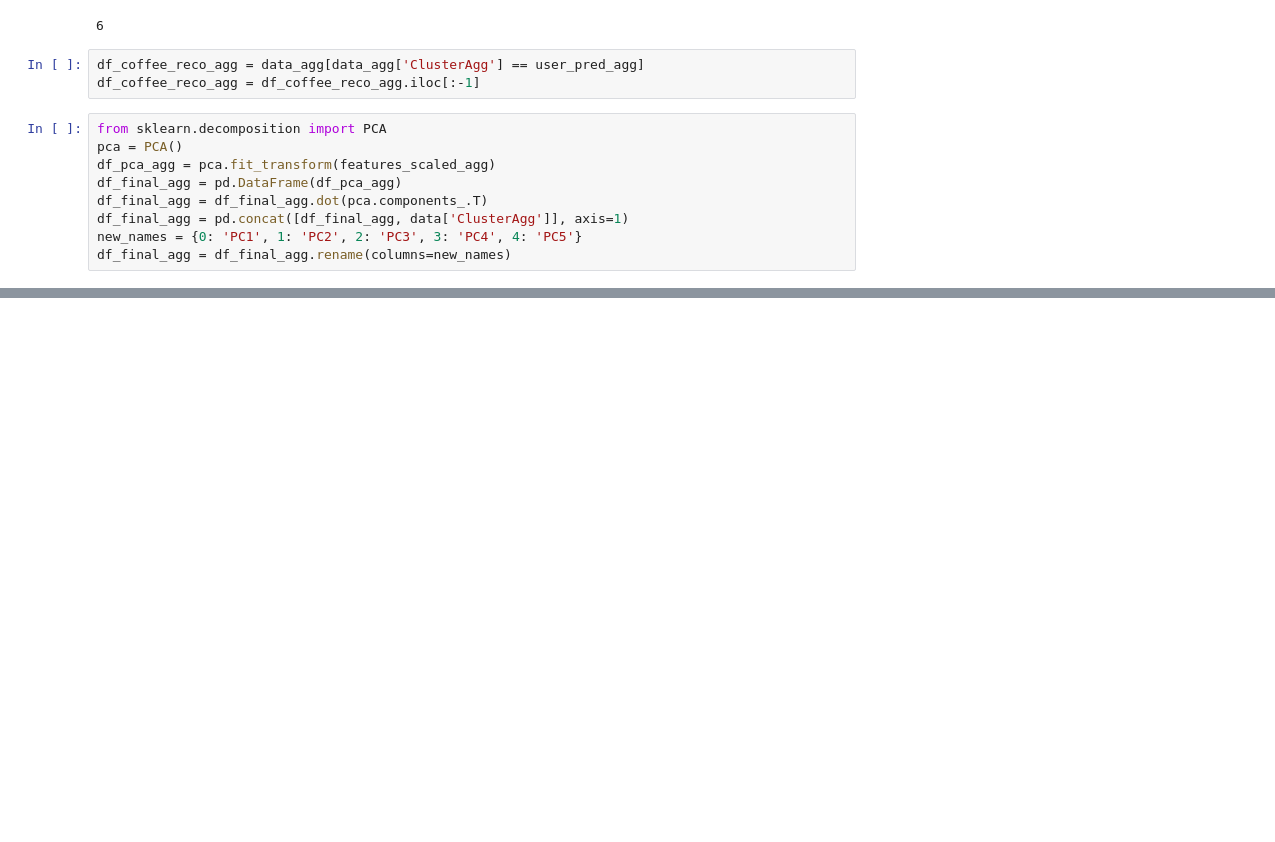
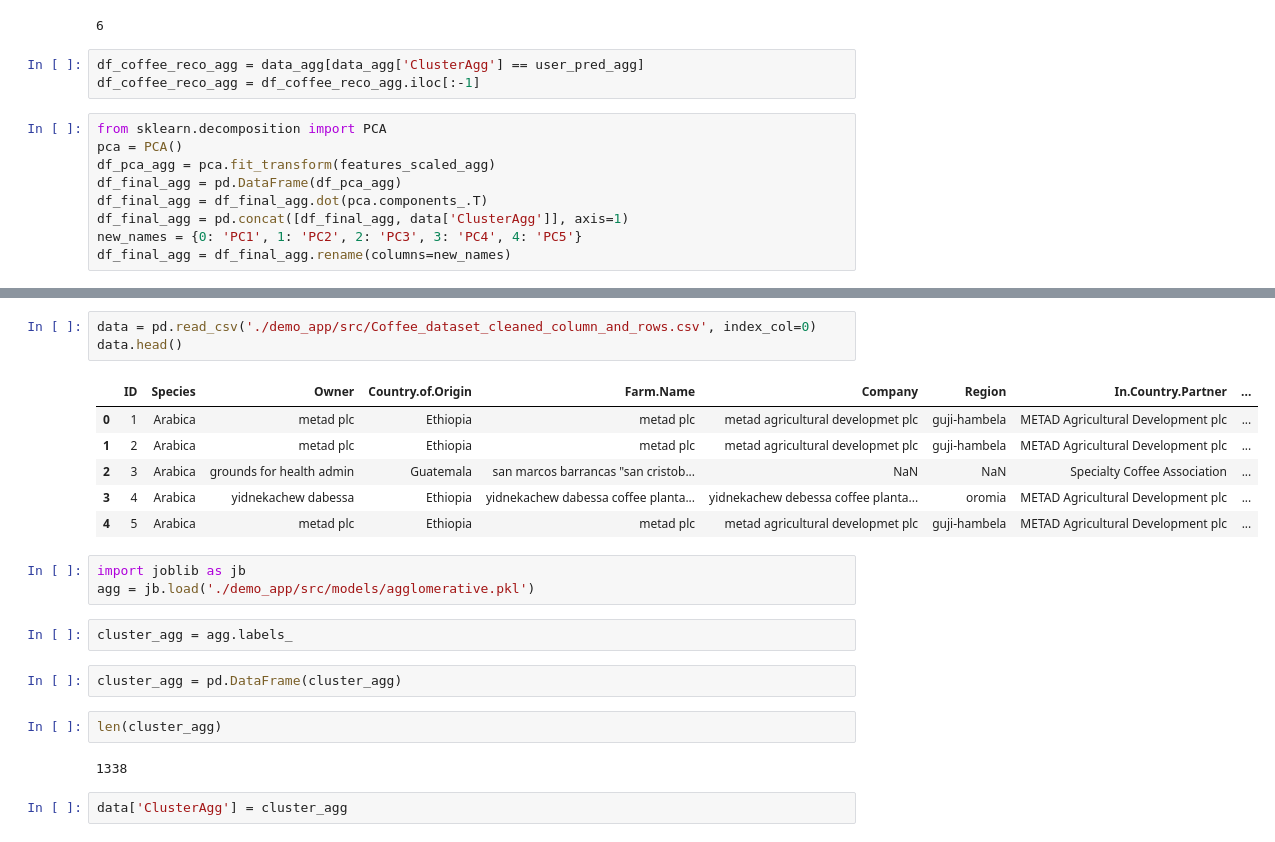
Before and after one commit to RomainPtre/Beander, a Jupyter notebook: coffee_project_cleaning_EDA_Romain-Pietro.ipynb, the cells around one changed output, grey strips where cells are left out. Saved outputs shown, nothing was run; the diff lists cells and outputs as text; blank space fills up the shorter version.

```diff
--- a/coffee_project_cleaning_EDA_Romain-Pietro.ipynb
+++ b/coffee_project_cleaning_EDA_Romain-Pietro.ipynb
@@ -352,0 +355,23 @@ px.scatter_3d(df_final_agg, x='PC1', y='PC2', z='PC3', color='ClusterAgg')
+# %%
+data = pd.read_csv('./demo_app/src/Coffee_dataset_cleaned_column_and_rows.csv', index_col=0)
+data.head()
+# %% [output]
+|  | ID | Species | Owner | Country.of.Origin | Farm.Name | Company | Region | In.Country.Partner | ... |
+| 0 | 1 | Arabica | metad plc | Ethiopia | metad plc | metad agricultural developmet plc | guji-hambela | METAD Agricultural Development plc | ... |
+| 1 | 2 | Arabica | metad plc | Ethiopia | metad plc | metad agricultural developmet plc | guji-hambela | METAD Agricultural Development plc | ... |
+| 2 | 3 | Arabica | grounds for health admin | Guatemala | san marcos barrancas "san cristob... | NaN | NaN | Specialty Coffee Association | ... |
+| 3 | 4 | Arabica | yidnekachew dabessa | Ethiopia | yidnekachew dabessa coffee planta... | yidnekachew debessa coffee planta... | oromia | METAD Agricultural Development plc | ... |
+| 4 | 5 | Arabica | metad plc | Ethiopia | metad plc | metad agricultural developmet plc | guji-hambela | METAD Agricultural Development plc | ... |
+# %%
+import joblib as jb
+agg = jb.load('./demo_app/src/models/agglomerative.pkl')
+# %%
+cluster_agg = agg.labels_
+# %%
+cluster_agg = pd.DataFrame(cluster_agg)
+# %%
+len(cluster_agg)
+# %% [output]
+1338
+# %%
+data['ClusterAgg'] = cluster_agg
```
Also changed, not shown: parts of 16 cells of this notebook, 2 other files.
